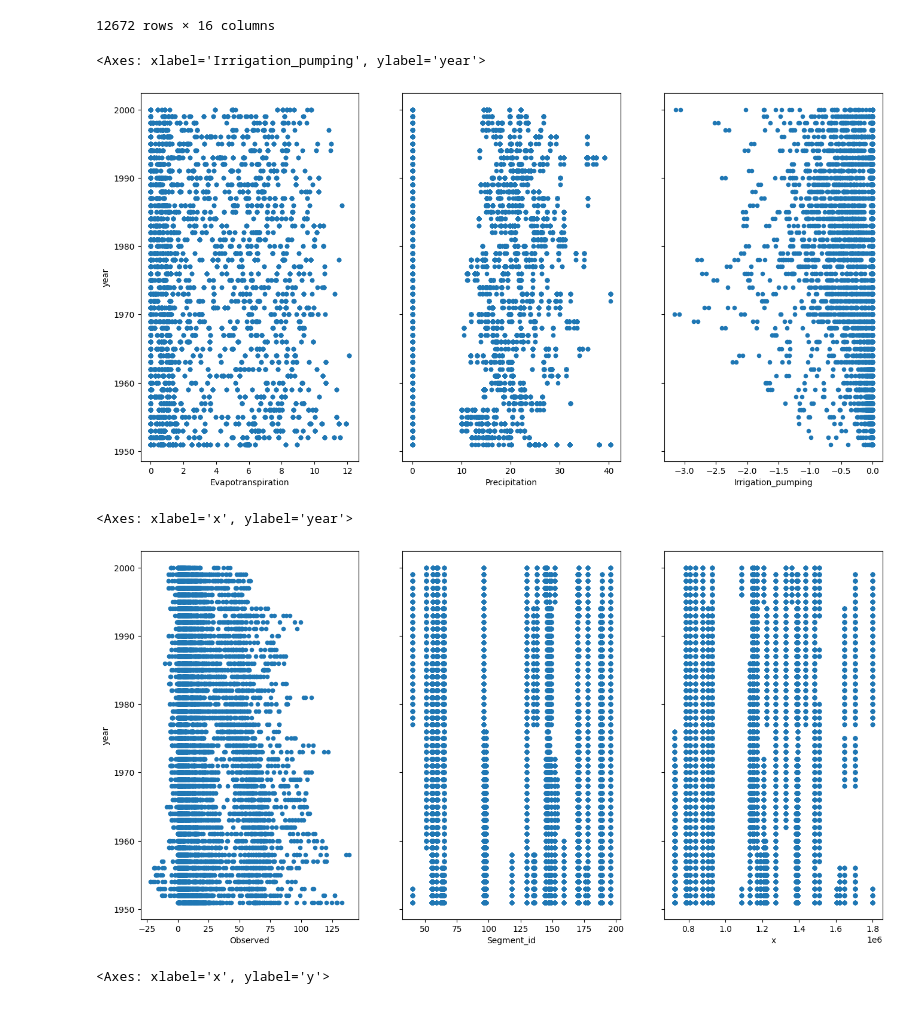
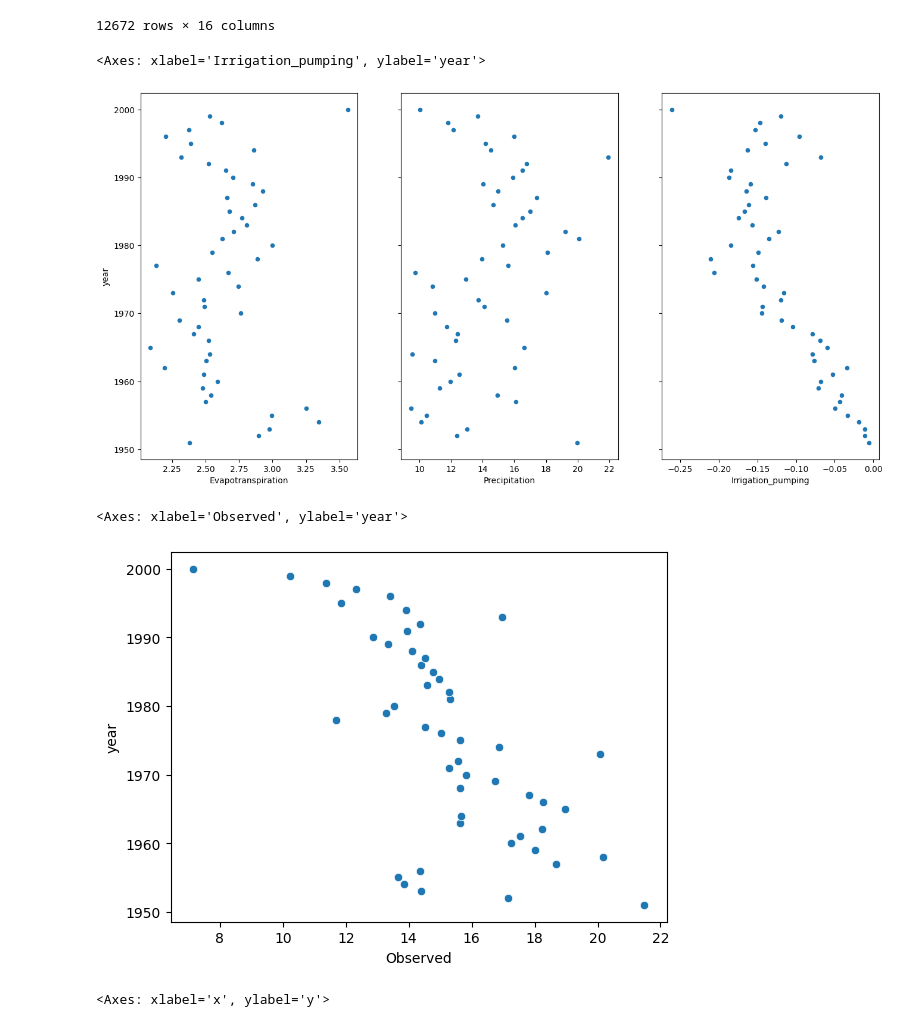
Before and after one commit to Logsterx7/cs5830_project6, a Jupyter notebook: project6.ipynb, the cells around one changed output. Drawn from its saved outputs; the diff is of its cells as text; code cells hidden in the pictures.

```diff
--- a/project6.ipynb
+++ b/project6.ipynb
@@ -76,6 +85,19 @@ df
 | 15589 | 721902 | 98 | 721870 | 14387040 | 0.00 | 0.00 | 0.0 | ... |
 | 15590 | 721933 | 98 | 721870 | 14387040 | 0.00 | 0.00 | 0.0 | ... |
 12672 rows × 16 columns
+# %%
+# Group the data by Year and calculate the average of all columns except x, y, Segment_ID, and Date
+avg_yearly_data = df.groupby('year').agg({'Evapotranspiration':'mean',
+                                          'Precipitation':'mean',
+                                          'Irrigation_pumping':'mean',
+                                          'Observed':'mean'})
+
+# Reset the index to make Year a column instead of the index
+avg_yearly_data.reset_index(inplace=True)
+
+# Display the remodeled data
+avg_yearly_data
+df = avg_yearly_data
 # %%
 ##display scatter plots for values
 fig, axs = plt.subplots(1, 3, sharey=True)
@@ -84,15 +106,12 @@ df.plot(kind='scatter', y='year', x='Precipitation', ax=axs[1])
 df.plot(kind='scatter', y='year', x='Irrigation_pumping', ax=axs[2])
 # %% [output]
 <Axes: xlabel='Irrigation_pumping', ylabel='year'>
-[figure, old version]
+[figure, new version]
 # %%
 ##display scatter plots for values (cont.)
-fig, axs = plt.subplots(1, 3, sharey=True)
-df.plot(kind='scatter', y='year', x='Observed', ax=axs[0], figsize=(16, 8))
-df.plot(kind='scatter', y='year', x='Segment_id', ax=axs[1], figsize=(16, 8))
-df.plot(kind='scatter', y='year', x='x', ax=axs[2], figsize=(16, 8))
+sns.scatterplot(data=df, y='year', x='Observed')
 # %% [output]
-<Axes: xlabel='x', ylabel='year'>
+<Axes: xlabel='Observed', ylabel='year'>
-[figure, old version]
+[figure, new version]
 # %%
 ##map out x and y vals 'cause why not
```
Also changed, not shown: parts of 12 cells of this notebook.
